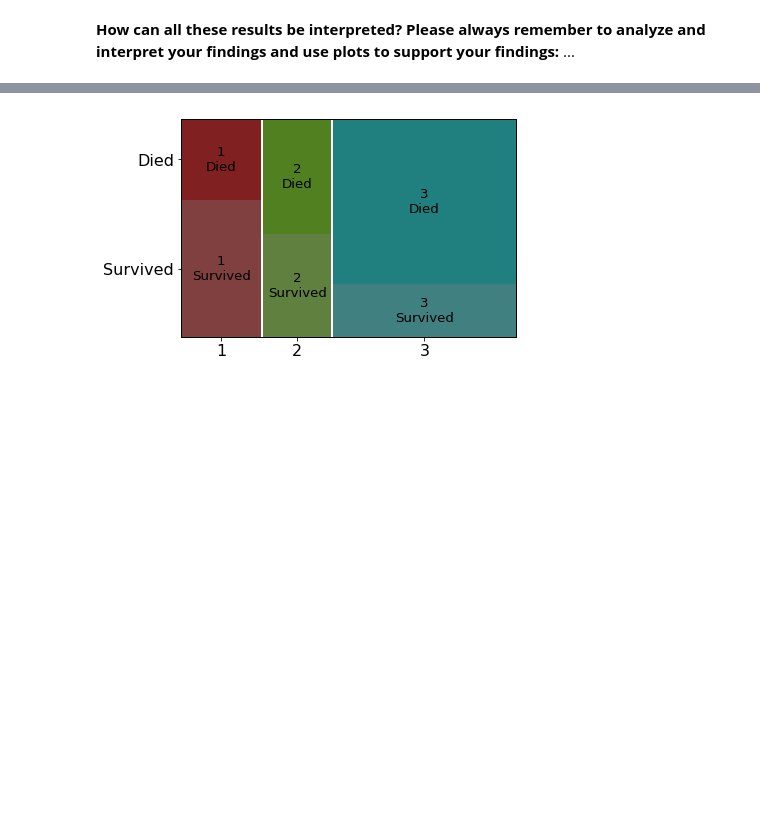
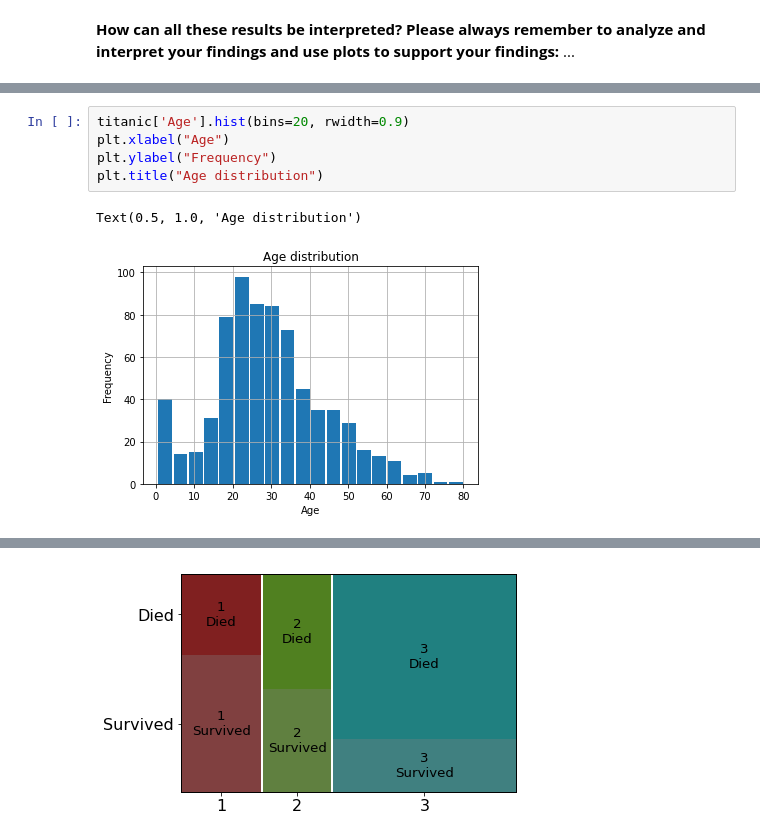
Before and after one commit to felipeperezleal/AlgorithmsUN2023I, a Jupyter notebook: quiz2/seperezl_Quiz_2_Python_Pandas_UNCode.ipynb, the cells around one changed output, grey strips where cells are left out. Saved outputs shown, nothing was run; the diff lists cells and outputs as text; blank space fills up the shorter version.

```diff
--- a/quiz2/seperezl_Quiz_2_Python_Pandas_UNCode.ipynb
+++ b/quiz2/seperezl_Quiz_2_Python_Pandas_UNCode.ipynb
@@ -653,0 +705,8 @@ The output of the above cell should be:
+# %%
+titanic['Age'].hist(bins=20, rwidth=0.9)
+plt.xlabel("Age")
+plt.ylabel("Frequency")
+plt.title("Age distribution")
+# %% [output]
+Text(0.5, 1.0, 'Age distribution')
+[figure, added]
```
Also changed, not shown: parts of 24 cells of this notebook.
